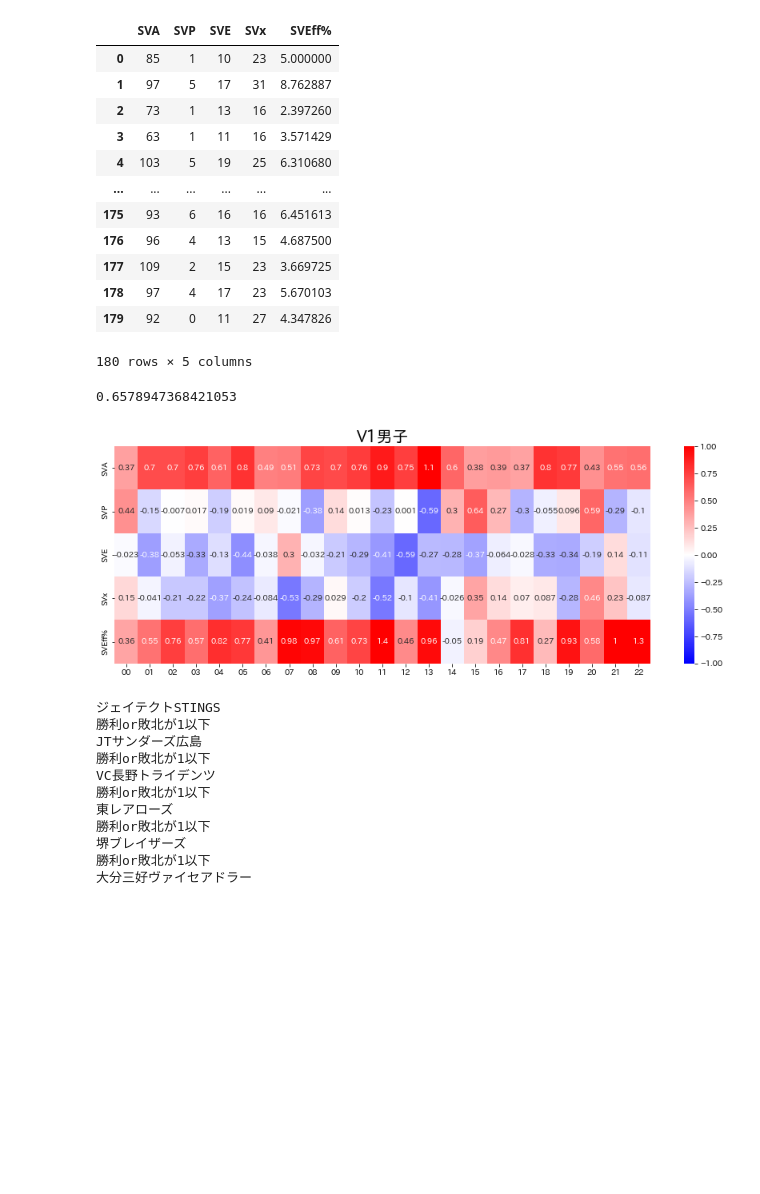
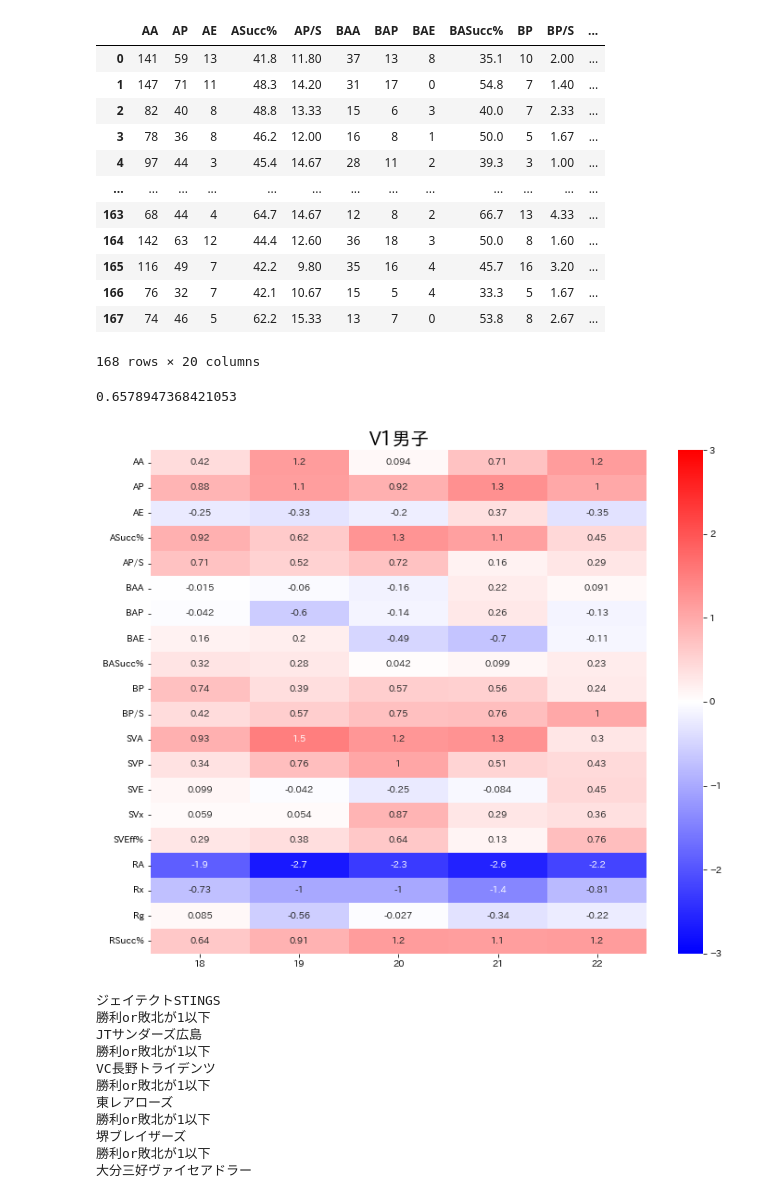
Before and after one commit to vleaguebot-lab/vleague_stats, a Jupyter notebook: data_collect_lab2.ipynb, the cells around one changed output. Drawn from its saved outputs; the diff is of its cells as text; code cells hidden in the pictures; blank space fills up the shorter version.

```diff
--- a/data_collect_lab2.ipynb
+++ b/data_collect_lab2.ipynb
@@ -19,11 +19,11 @@ def div_ja(division):
     sex = '男子' if division[-1]=='m' else '女子'
     return 'V{0}{1}'.format(division[1], sex)
 
-# ex = ''
-# index = [
-#     'AA', 'AP', 'AE', 'ASucc%', 'AP/S', 'BAA', 'BAP', 'BAE', 'BASucc%',
-#     'BP', 'BP/S', 'SVA', 'SVP', 'SVE', 'SVx', 'SVEff%', 'RA', 'Rx', 'Rg','RSucc%'
-# ]
+ex = ''
+index = [
+    'AA', 'AP', 'AE', 'ASucc%', 'AP/S', 'BAA', 'BAP', 'BAE', 'BASucc%',
+    'BP', 'BP/S', 'SVA', 'SVP', 'SVE', 'SVx', 'SVEff%', 'RA', 'Rx', 'Rg','RSucc%'
+]
 
 # アテンプト数を削除
 # ex = '_remove_A'
@@ -39,13 +39,13 @@ def div_ja(division):
 # ]
 
 # サーブについてのみ
-ex = '_SV'
-index = [
-    'SVA', 'SVP', 'SVE', 'SVx', 'SVEff%',
-]
+# ex = '_SV'
+# index = [
+#     'SVA', 'SVP', 'SVE', 'SVx', 'SVEff%',
+# ]
 # %%
 division = 'v1_m'
 paths = glob.glob('database/{}/teamdb_*'.format(division))
-# paths = paths[-5:]
+paths = paths[-5:]
 print(paths)
 # %% [output]
@@ -115,31 +175,31 @@ df['SVEff%'] = (df['SVP']*100+df['SVx']*25-df['SVE']*25)/df['SVA']
 df['SVEff%'][0]
 df[index]
 # %% [output]
-|  | SVA | SVP | SVE | SVx | SVEff% |
-| 0 | 85 | 1 | 10 | 23 | 5.000000 |
-| 1 | 97 | 5 | 17 | 31 | 8.762887 |
-| 2 | 73 | 1 | 13 | 16 | 2.397260 |
-| 3 | 63 | 1 | 11 | 16 | 3.571429 |
-| 4 | 103 | 5 | 19 | 25 | 6.310680 |
-| ... | ... | ... | ... | ... | ... |
-| 175 | 93 | 6 | 16 | 16 | 6.451613 |
-| 176 | 96 | 4 | 13 | 15 | 4.687500 |
-| 177 | 109 | 2 | 15 | 23 | 3.669725 |
-| 178 | 97 | 4 | 17 | 23 | 5.670103 |
-| 179 | 92 | 0 | 11 | 27 | 4.347826 |
+|  | AA | AP | AE | ASucc% | AP/S | BAA | BAP | BAE | BASucc% | BP | BP/S | ... |
+| 0 | 141 | 59 | 13 | 41.8 | 11.80 | 37 | 13 | 8 | 35.1 | 10 | 2.00 | ... |
+| 1 | 147 | 71 | 11 | 48.3 | 14.20 | 31 | 17 | 0 | 54.8 | 7 | 1.40 | ... |
+| 2 | 82 | 40 | 8 | 48.8 | 13.33 | 15 | 6 | 3 | 40.0 | 7 | 2.33 | ... |
+| 3 | 78 | 36 | 8 | 46.2 | 12.00 | 16 | 8 | 1 | 50.0 | 5 | 1.67 | ... |
+| 4 | 97 | 44 | 3 | 45.4 | 14.67 | 28 | 11 | 2 | 39.3 | 3 | 1.00 | ... |
+| ... | ... | ... | ... | ... | ... | ... | ... | ... | ... | ... | ... | ... |
+| 163 | 68 | 44 | 4 | 64.7 | 14.67 | 12 | 8 | 2 | 66.7 | 13 | 4.33 | ... |
+| 164 | 142 | 63 | 12 | 44.4 | 12.60 | 36 | 18 | 3 | 50.0 | 8 | 1.60 | ... |
+| 165 | 116 | 49 | 7 | 42.2 | 9.80 | 35 | 16 | 4 | 45.7 | 16 | 3.20 | ... |
+| 166 | 76 | 32 | 7 | 42.1 | 10.67 | 15 | 5 | 4 | 33.3 | 5 | 1.67 | ... |
+| 167 | 74 | 46 | 5 | 62.2 | 15.33 | 13 | 7 | 0 | 53.8 | 8 | 2.67 | ... |
-180 rows × 5 columns
+168 rows × 20 columns
 # %%
 (1*100+13*25-14*25)/114
 # %% [output]
 0.6578947368421053
 # %%
-fig = plt.figure(figsize=(15,5))
+fig = plt.figure(figsize=(12,10))
 plt.title(div_ja(division), fontsize=20)
-sns.heatmap(df4,annot=True,cmap='bwr',vmin=-1,vmax=1)
+sns.heatmap(df4,annot=True,cmap='bwr',vmin=-3,vmax=3)
 plt.savefig('graph/hm/{0}{1}.png'.format(division,ex),facecolor='white',bbox_inches="tight")
 plt.show()
 # %% [output]
-[figure, old version]
+[figure, new version]
 # %%
 df4 = pd.DataFrame(index=index)
 teams = list(df['Team'].drop_duplicates())
```
Also changed, not shown: parts of 5 cells of this notebook, 2 other files.
